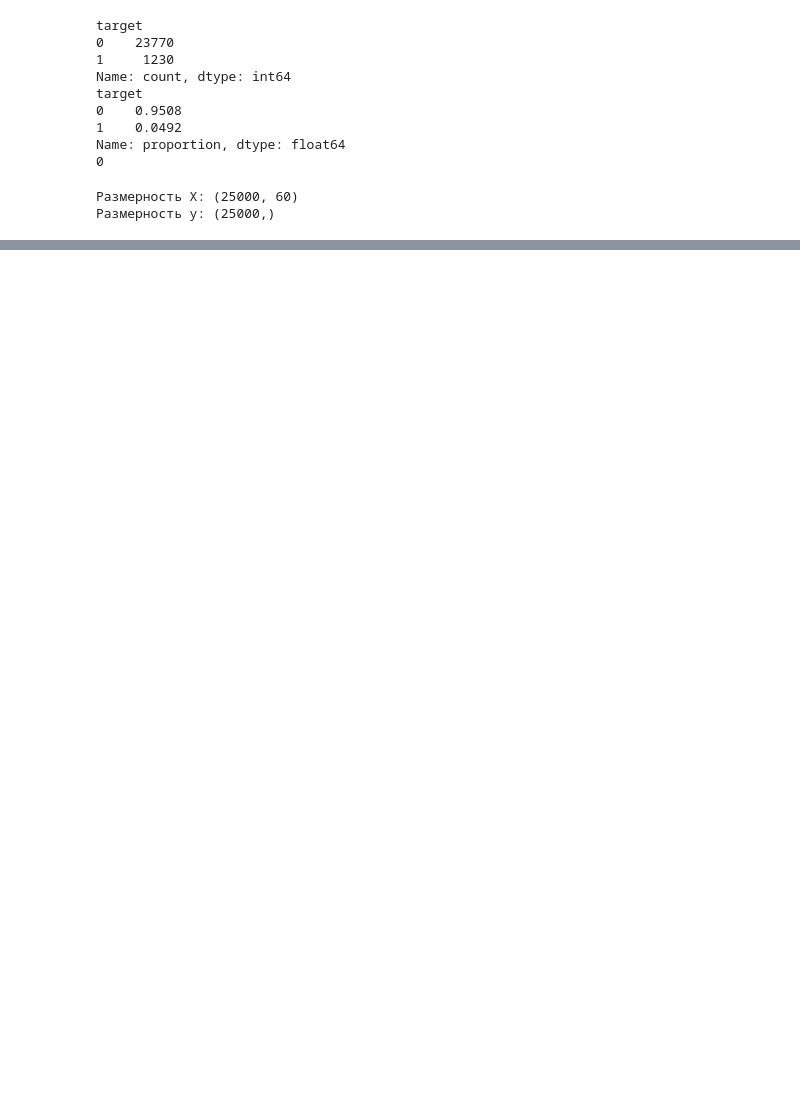
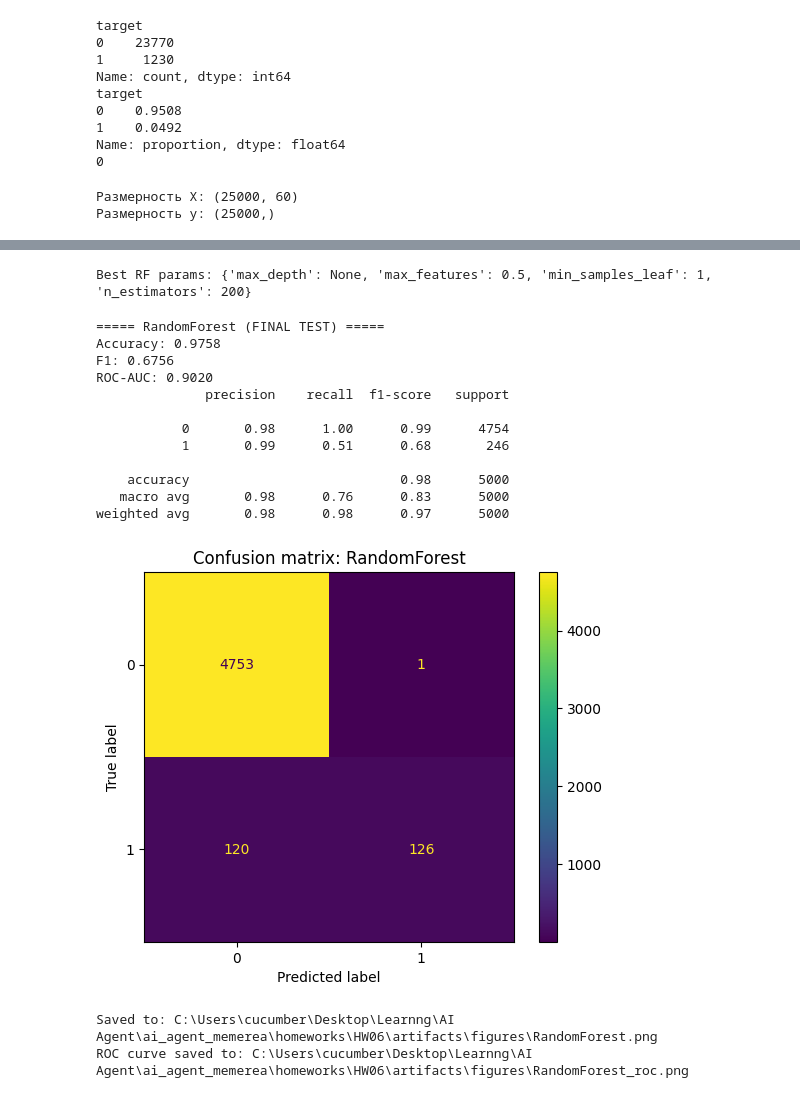
Before and after one commit to n1n33/ai_agent_memerea, a Jupyter notebook: homeworks/HW06/HW06.ipynb, the cells around one changed output, grey strips where cells are left out. Cells and saved outputs as stored; diff of their text form; code cells hidden in the pictures; blank space fills up the shorter version.

```diff
--- a/homeworks/HW06/HW06.ipynb
+++ b/homeworks/HW06/HW06.ipynb
@@ -71,0 +249,45 @@ print(f"Размерность y: {y.shape}")
+# %%
+from sklearn.ensemble import RandomForestClassifier
+
+rf_param_grid = {
+    "n_estimators": [100, 200],
+    "max_depth": [6, 10, None],
+    "min_samples_leaf": [1, 5, 10],
+    "max_features": ["sqrt", 0.5]   # ключевая лесная ручка
+}
+
+rf_gs = GridSearchCV(
+    RandomForestClassifier(random_state=42, n_jobs=-1),
+    rf_param_grid,
+    cv=5,
+    scoring="f1" if len(np.unique(y_train)) == 2 else "f1_macro",
+    n_jobs=-1
+)
+
+rf_gs.fit(X_train, y_train)
+
+best_rf = rf_gs.best_estimator_
+print("Best RF params:", rf_gs.best_params_)
+# %% [output]
+Best RF params: {'max_depth': None, 'max_features': 0.5, 'min_samples_leaf': 1, 'n_estimators': 200}
+# %%
+results.append(
+    final_evaluation("RandomForest", best_rf, X_test, y_test,
+                     is_binary=(len(np.unique(y_train)) == 2))
+)
+# %% [output]
+===== RandomForest (FINAL TEST) =====
+Accuracy: 0.9758
+F1: 0.6756
+ROC-AUC: 0.9020
+              precision    recall  f1-score   support
+
+           0       0.98      1.00      0.99      4754
+           1       0.99      0.51      0.68       246
+
+    accuracy                           0.98      5000
+   macro avg       0.98      0.76      0.83      5000
+weighted avg       0.98      0.98      0.97      5000
+[figure, added]
+Saved to: C:\Users\cucumber\Desktop\Learnng\AI Agent\ai_agent_memerea\homeworks\HW06\artifacts\figures\RandomForest.png
+ROC curve saved to: C:\Users\cucumber\Desktop\Learnng\AI Agent\ai_agent_memerea\homeworks\HW06\artifacts\figures\RandomForest_roc.png
```
Also changed, not shown: parts of 12 cells of this notebook, 14 other files.
